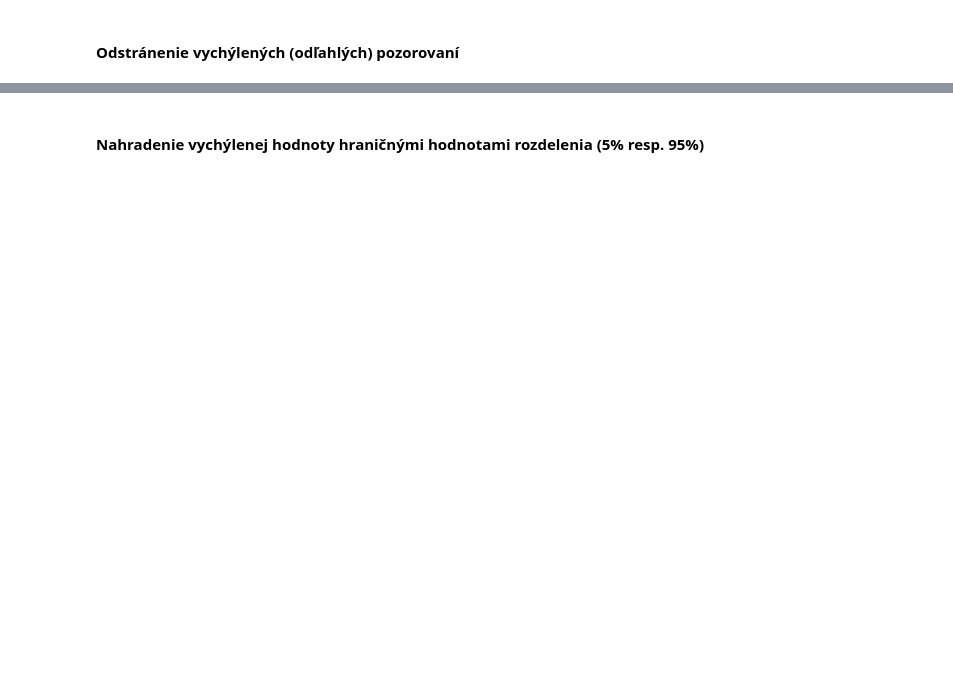
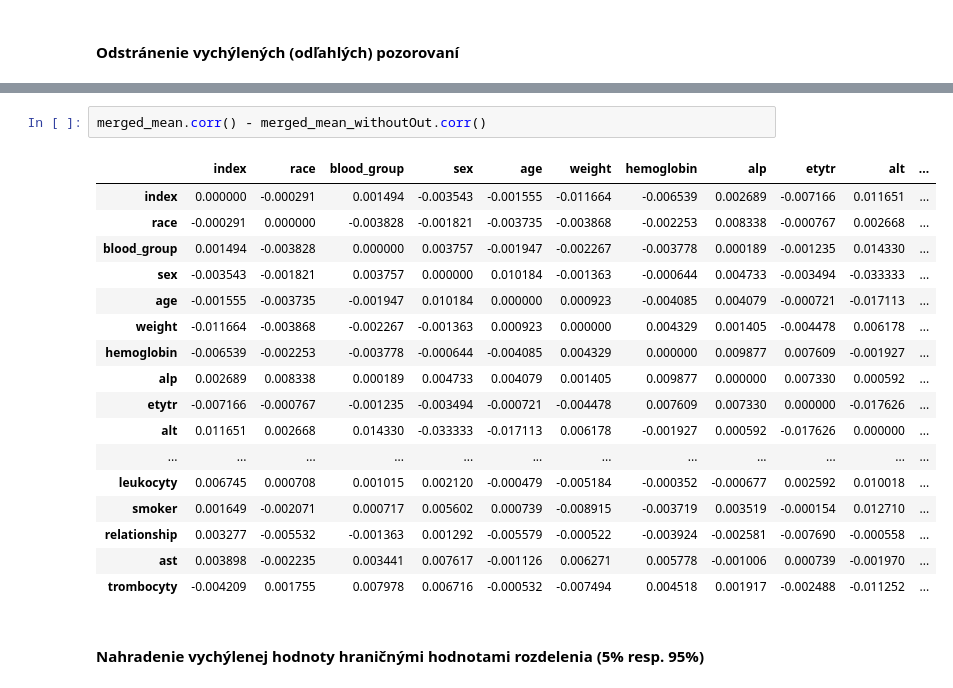
Before and after one commit to psmrecek/IAU-Projekt-ZS2021, a Jupyter notebook: Fáza 2 - Smreček.ipynb, the cells around one changed output, grey strips where cells are left out. Drawn from its saved outputs; the diff is of its cells as text; blank space fills up the shorter version.

```diff
--- a/Fáza 2 - Smreček.ipynb
+++ b/Fáza 2 - Smreček.ipynb
@@ -368,2 +427,22 @@ def identify_outliers(merged, col):
+# %%
+merged_mean.corr() - merged_mean_withoutOut.corr()
+# %% [output]
+|  | index | race | blood_group | sex | age | weight | hemoglobin | alp | etytr | alt | ... |
+| index | 0.000000 | -0.000291 | 0.001494 | -0.003543 | -0.001555 | -0.011664 | -0.006539 | 0.002689 | -0.007166 | 0.011651 | ... |
+| race | -0.000291 | 0.000000 | -0.003828 | -0.001821 | -0.003735 | -0.003868 | -0.002253 | 0.008338 | -0.000767 | 0.002668 | ... |
+| blood_group | 0.001494 | -0.003828 | 0.000000 | 0.003757 | -0.001947 | -0.002267 | -0.003778 | 0.000189 | -0.001235 | 0.014330 | ... |
+| sex | -0.003543 | -0.001821 | 0.003757 | 0.000000 | 0.010184 | -0.001363 | -0.000644 | 0.004733 | -0.003494 | -0.033333 | ... |
+| age | -0.001555 | -0.003735 | -0.001947 | 0.010184 | 0.000000 | 0.000923 | -0.004085 | 0.004079 | -0.000721 | -0.017113 | ... |
+| weight | -0.011664 | -0.003868 | -0.002267 | -0.001363 | 0.000923 | 0.000000 | 0.004329 | 0.001405 | -0.004478 | 0.006178 | ... |
+| hemoglobin | -0.006539 | -0.002253 | -0.003778 | -0.000644 | -0.004085 | 0.004329 | 0.000000 | 0.009877 | 0.007609 | -0.001927 | ... |
+| alp | 0.002689 | 0.008338 | 0.000189 | 0.004733 | 0.004079 | 0.001405 | 0.009877 | 0.000000 | 0.007330 | 0.000592 | ... |
+| etytr | -0.007166 | -0.000767 | -0.001235 | -0.003494 | -0.000721 | -0.004478 | 0.007609 | 0.007330 | 0.000000 | -0.017626 | ... |
+| alt | 0.011651 | 0.002668 | 0.014330 | -0.033333 | -0.017113 | 0.006178 | -0.001927 | 0.000592 | -0.017626 | 0.000000 | ... |
+| ... | ... | ... | ... | ... | ... | ... | ... | ... | ... | ... | ... |
+| leukocyty | 0.006745 | 0.000708 | 0.001015 | 0.002120 | -0.000479 | -0.005184 | -0.000352 | -0.000677 | 0.002592 | 0.010018 | ... |
+| smoker | 0.001649 | -0.002071 | 0.000717 | 0.005602 | 0.000739 | -0.008915 | -0.003719 | 0.003519 | -0.000154 | 0.012710 | ... |
+| relationship | 0.003277 | -0.005532 | -0.001363 | 0.001292 | -0.005579 | -0.000522 | -0.003924 | -0.002581 | -0.007690 | -0.000558 | ... |
+| ast | 0.003898 | -0.002235 | 0.003441 | 0.007617 | -0.001126 | 0.006271 | 0.005778 | -0.001006 | 0.000739 | -0.001970 | ... |
+| trombocyty | -0.004209 | 0.001755 | 0.007978 | 0.006716 | -0.000532 | -0.007494 | 0.004518 | 0.001917 | -0.002488 | -0.011252 | ... |
 # %% [markdown]
 #### Nahradenie vychýlenej hodnoty hraničnými hodnotami rozdelenia (5% resp. 95%)
```
Also changed, not shown: parts of 11 cells of this notebook.
